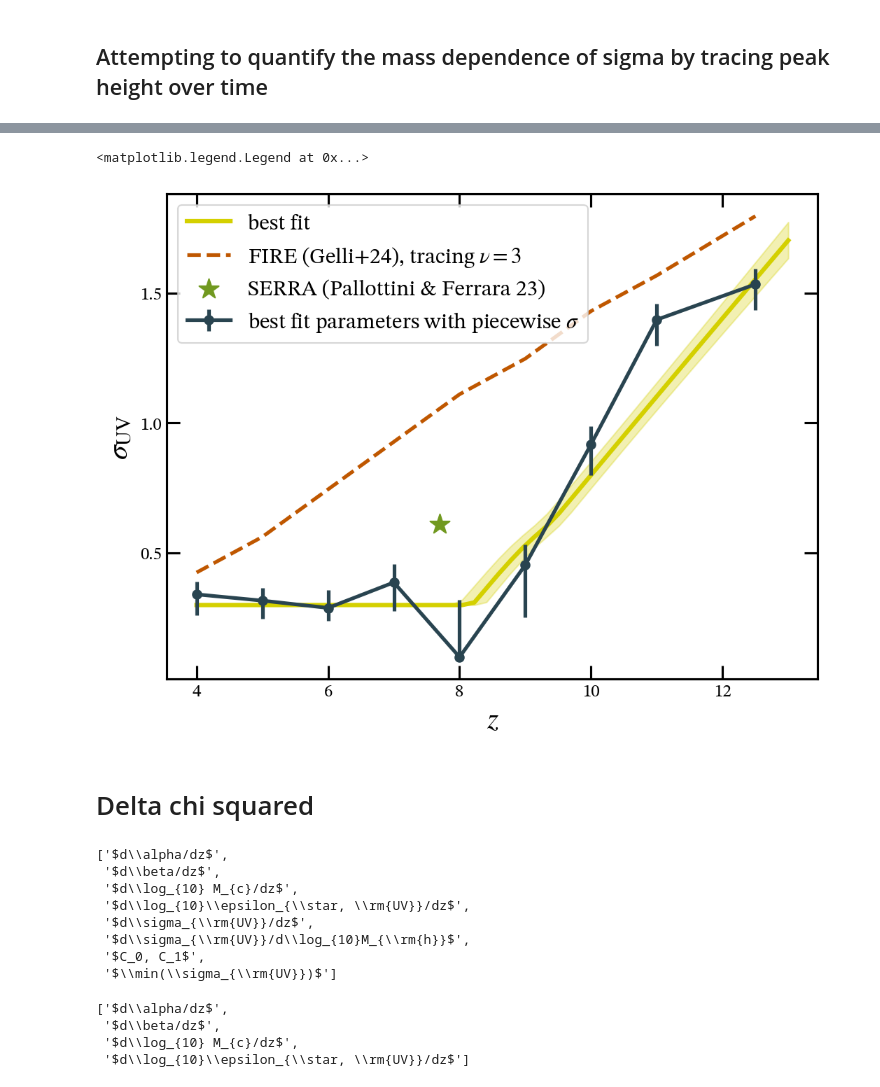
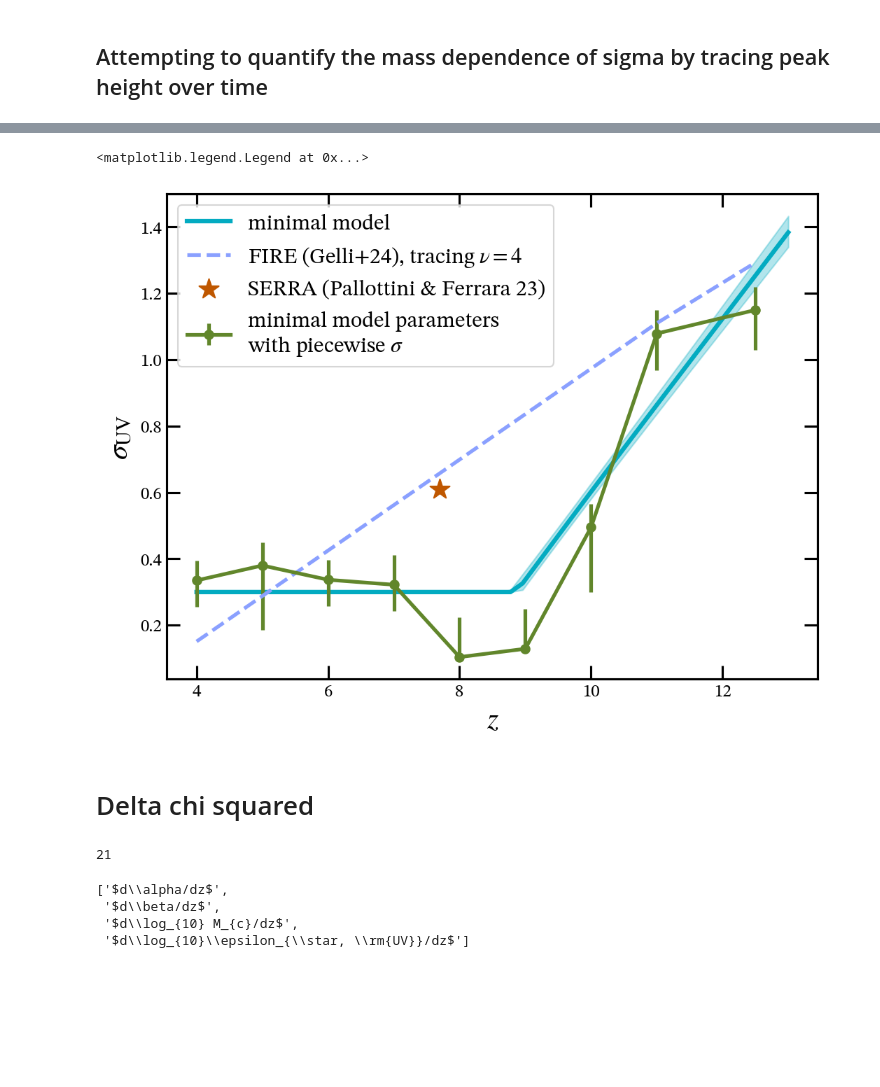
Before and after one commit to ebregou/modeling_stochasticity, a Jupyter notebook: notebooks/make_polished_plots/paper.ipynb, the cells around one changed output, grey strips where cells are left out. Drawn from its saved outputs; the diff is of its cells as text; code cells hidden in the pictures; blank space fills up the shorter version.

```diff
--- a/notebooks/make_polished_plots/paper.ipynb
+++ b/notebooks/make_polished_plots/paper.ipynb
@@ -279,6 +289,12 @@ Mhtab = np.arange(9, 13.5, 1.5)
 zs = np.linspace(4, 13, 50)
 
 cmap, sm, boundaries = eplots.create_custom_colorbar([eplots.periwinkle, eplots.red], Mhtab)
+# %%
+params = eMCMC.build_param_data({'dsigdz': {'fit': True}})
+my_UVLF = eMCMC.UVLF(sorted_data, params)
+# %%
+backend_file = '/Users/eb35267/Desktop/code/chains/min_sig_0.3/dsigdz_better_ICs/samples.h5'
+samples, best_fit, bounds, param_labels = my_UVLF.get_fit(backend_file = backend_file)
 # %%
 distributions = np.percentile(sigma(zs, samples), q = [34, 50, 68], axis = 0)
 # %%
@@ -303,7 +319,8 @@ def get_Mh_ph(peak_height, my_UVLF, zs = None):
 
     return target_Mhs
 # %%
-trace_const_overdensity = get_Mh_ph(3, my_UVLF, None)
+nu = 4
+trace_const_overdensity = get_Mh_ph(nu, my_UVLF, None)
 # %%
 np.log10(trace_const_overdensity)
 # %% [output]
@@ -312,12 +329,15 @@ array([11.98507463, 11.58208955, 11.04477612, 10.50746269,  9.97014925,
 # %%
 gelli_const_overdensity = gelli(trace_const_overdensity)
 # %%
-# # This is without dlogMc/dz:
-# sigma = [0.335, 0.38, 0.337, 0.322, 0.104, 0.129, 0.495, 1.079, 1.15]
-# sigma_plus = [0.06, 0.07, 0.06, 0.09, 0.12, 0.12, 0.07, 0.07, 0.07, ]
-# sigma_minus = [0.08, 0.195, 0.08, 0.08, 0, 0.01, 0.195, 0.11, 0.12, ]
+# This is without dlogMc/dz:
+sigma = [0.335, 0.38, 0.337, 0.322, 0.104, 0.129, 0.495, 1.079, 1.15]
+sigma_plus = [0.06, 0.07, 0.06, 0.09, 0.12, 0.12, 0.07, 0.07, 0.07, ]
+sigma_minus = [0.08, 0.195, 0.08, 0.08, 0, 0.01, 0.195, 0.11, 0.12, ]
 
-# With dlogMc/dz:
-sigma = [0.341, 0.317, 0.289, 0.387, 0.1, 0.454, 0.918, 1.397, 1.533]
-sigma_plus = [0.05, 0.05, 0.07, 0.07, 0.22, 0.08, 0.07, 0.06, 0.06]
-sigma_minus = [0.08, 0.07, 0.05, 0.11, 0, 0.2, 0.12, 0.1, 0.1]
+# # With dlogMc/dz:
+# sigma = [0.341, 0.317, 0.289, 0.387, 0.1, 0.454, 0.918, 1.397, 1.533]
+# sigma_plus = [0.05, 0.05, 0.07, 0.07, 0.22, 0.08, 0.07, 0.06, 0.06]
+# sigma_minus = [0.08, 0.07, 0.05, 0.11, 0, 0.2, 0.12, 0.1, 0.1]
+
+
+yerr = np.vstack((sigma_minus, sigma_plus))
@@ -324,26 +359,26 @@ sigma_minus = [0.08, 0.07, 0.05, 0.11, 0, 0.2, 0.12, 0.1, 0.1]
 # %%
 fig, ax = plt.subplots()
 fig.set_size_inches(8, 6)
 
-ax.plot(zs, distributions[1], color = eplots.yellow, ls = '-', label = 'best fit')
-ax.fill_between(zs, distributions[0], distributions[2], color = eplots.yellow, alpha = 0.3)
-ax.errorbar(my_UVLF.zs, sigma, color = eplots.navy, yerr = yerr, ecolor = eplots.navy,
-            label = r'best fit parameters with piecewise $\sigma$', markeredgecolor = eplots.navy, markersize = 6, fmt = 'o-', lw = 2.5)
+ax.plot(zs, distributions[1], color = eplots.turquoise, ls = '-', label = 'minimal model')
+ax.fill_between(zs, distributions[0], distributions[2], color = eplots.turquoise, alpha = 0.3)
+
+piecewise_color =  '#61862b'
+ax.errorbar(my_UVLF.zs, sigma, color = piecewise_color, yerr = yerr, ecolor = piecewise_color,
+            label = 'minimal model parameters \n' r'with piecewise $\sigma$', markeredgecolor = piecewise_color, markersize = 6, fmt = 'o-', lw = 2.5)
 
 
-ax.plot(my_UVLF.zs, gelli_const_overdensity, color = eplots.orange, ls = 'dashed', lw = 2.5, label = r'FIRE (Gelli+24), tracing $\nu = 3$' )
+ax.plot(my_UVLF.zs, gelli_const_overdensity, color = eplots.periwinkle, ls = 'dashed', lw = 2.5, label = fr'FIRE (Gelli+24), tracing $\nu = {nu}$' )
 
-yerr = np.vstack((sigma_minus, sigma_plus))
-
-ax.scatter(7.7, 0.61, color = eplots.green, marker = '*', s = 200, label = 'SERRA (Pallottini & Ferrara 23)')
+ax.scatter(7.7, 0.61, color = eplots.orange, marker = '*', s = 200, label = 'SERRA (Pallottini & Ferrara 23)')
 
 ax.set_xlabel(r'$z$')
 ax.set_ylabel(r'$\sigma_{\rm{UV}}$')
 
 ax.legend()
 # %% [output]
 <matplotlib.legend.Legend at 0x...>
-[figure, old version]
+[figure, new version]
 # %%
 fig.savefig('/Users/eb35267/Desktop/figures/paper/sigma(z).png', dpi = 300)
 # %% [markdown]
@@ -356,16 +391,9 @@ chisq_2 = np.array([58, 55, 53, 54, 74, 73, 60, 73.85])
 labels = [r'$d\alpha/dz$', r'$d\beta/dz$', r'$d\log_{10} M_{c}/dz$', r'$d\log_{10}\epsilon_{\star, \rm{UV}}/dz$', r'$d\sigma_{\rm{UV}}/dz$', r'$d\sigma_{\rm{UV}}/d\log_{10}M_{\rm{h}}$',
             r'$C_0, C_1$', r'$\min(\sigma_{\rm{UV}})$']
 # %%
-labels
+74-53
 # %% [output]
-['$d\\alpha/dz$',
- '$d\\beta/dz$',
- '$d\\log_{10} M_{c}/dz$',
- '$d\\log_{10}\\epsilon_{\\star, \\rm{UV}}/dz$',
- '$d\\sigma_{\\rm{UV}}/dz$',
- '$d\\sigma_{\\rm{UV}}/d\\log_{10}M_{\\rm{h}}$',
- '$C_0, C_1$',
- '$\\min(\\sigma_{\\rm{UV}})$']
+21
 # %%
 labels[:4]
 # %% [output]
```
Also changed, not shown: parts of 25 cells of this notebook, 3 other files.
